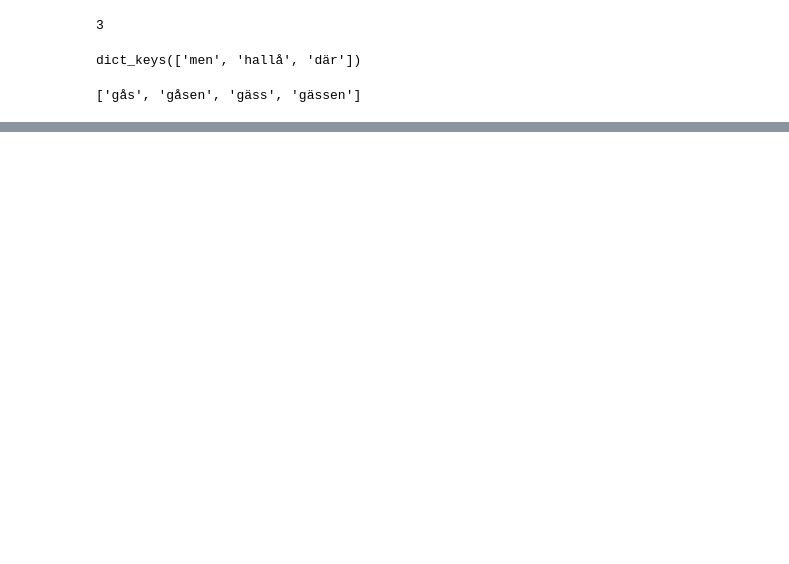
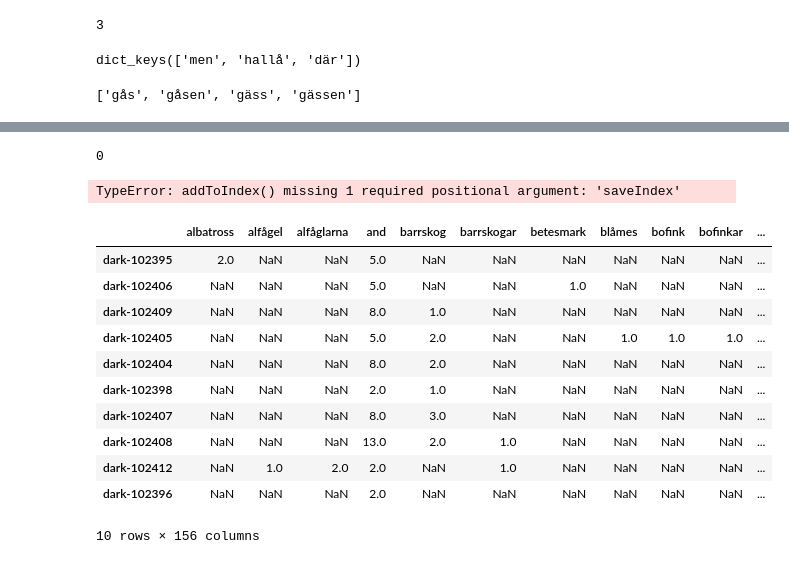
Before and after one commit to Eryndir/Exjobb, a Jupyter notebook: KB_more_tests.ipynb, the cells around one changed output, grey strips where cells are left out. Drawn from its saved outputs; the diff is of its cells as text; code cells hidden in the pictures; blank space fills up the shorter version.

```diff
--- a/KB_more_tests.ipynb
+++ b/KB_more_tests.ipynb
@@ -243,24 +287,76 @@ def getNamed(text):
 # %%
 master_index = {}
+filtered_count_index = {}
 yearCounts = {}
 
 for y in years:
     yearCounts.update({str(y):0})
 totalCount = 0
-tmp = 0
 
-def addToIndex(row):
+
+""" def addToIndex(row):
+    tmp = 0
     global master_index
+    global filtered_count_index
     tokens = tokenize(row["content"])
     idx, wordCount = text_to_idx(tokens)
     year = row["created"][:4]
     yearCounts[year] += wordCount
     for word in idx.keys():
-        #if word in wordChecklist["svenskt namn"].values:
-            if word in master_index:
-                master_index[word][row["dark_id"], year] = idx[word]
-            else:
-                master_index[word] = {(row["dark_id"], year):idx[word]}
+        if word in master_index:
+            master_index[word][row["dark_id"], year] = idx[word]
+        else:
+            master_index[word] = {(row["dark_id"], year):idx[word]}
+        if word in wordChecklist["naturtyp"].values:
+              filtered_entry = {word:{row["dark_id"]:len(idx[word])}}
+              filtered_count_index = concatDictDF(filtered_entry,filtered_count_index)
+                     """
+
+def addToIndex(row, saveIndex):
+    tmp = 0
+    global master_index
+    global filtered_count_index
+    tokens = tokenize(row["content"])
+    idx, wordCount = text_to_idx(tokens)
+    year = row["created"][:4]
+    yearCounts[year] += wordCount
+    for word in idx.keys():
+        #if word in master_index:
+        #    master_index[word][row["dark_id"], year] = idx[word]
+        #else:
+        #    master_index[word] = {(row["dark_id"], year):idx[word]}
+        if saveIndex == 1:
+          if word in wordChecklist["naturtyp"].values:
+#                filtered_entry = {word:{row["dark_id"]:len(idx[word])}}
+
+                if word in filtered_count_index:
+                  filtered_count_index[word][row["dark_id"]] = len(idx[word])
+                else:
+                  #master_index[word] = {(row["dark_id"], year):idx[word]}
+                  filtered_count_index[word] = {row["dark_id"]:len(idx[word])}
+# %%
+len(filtered_count_index)
+# %% [output]
+0
+# %%
+df_content[:10].apply(lambda row: addToIndex(row,1), axis=1)
+# %% [output]
+TypeError: addToIndex() missing 1 required positional argument: 'saveIndex'
+# %%
+filtered_count_index.sort_values(by="uggla",ascending=False)
+# %% [output]
+|  | albatross | alfågel | alfåglarna | and | barrskog | barrskogar | betesmark | blåmes | bofink | bofinkar | ... |
+| dark-102395 | 2.0 | NaN | NaN | 5.0 | NaN | NaN | NaN | NaN | NaN | NaN | ... |
+| dark-102406 | NaN | NaN | NaN | 5.0 | NaN | NaN | 1.0 | NaN | NaN | NaN | ... |
+| dark-102409 | NaN | NaN | NaN | 8.0 | 1.0 | NaN | NaN | NaN | NaN | NaN | ... |
+| dark-102405 | NaN | NaN | NaN | 5.0 | 2.0 | NaN | NaN | 1.0 | 1.0 | 1.0 | ... |
+| dark-102404 | NaN | NaN | NaN | 8.0 | 2.0 | NaN | NaN | NaN | NaN | NaN | ... |
+| dark-102398 | NaN | NaN | NaN | 2.0 | 1.0 | NaN | NaN | NaN | NaN | NaN | ... |
+| dark-102407 | NaN | NaN | NaN | 8.0 | 3.0 | NaN | NaN | NaN | NaN | NaN | ... |
+| dark-102408 | NaN | NaN | NaN | 13.0 | 2.0 | 1.0 | NaN | NaN | NaN | NaN | ... |
+| dark-102412 | NaN | 1.0 | 2.0 | 2.0 | NaN | 1.0 | NaN | NaN | NaN | NaN | ... |
+| dark-102396 | NaN | NaN | NaN | 2.0 | NaN | NaN | NaN | NaN | NaN | NaN | ... |
+10 rows × 156 columns
 # %%
 len(master_index)
 # %% [output]
```
Also changed, not shown: parts of 34 cells of this notebook, 1 other file.
